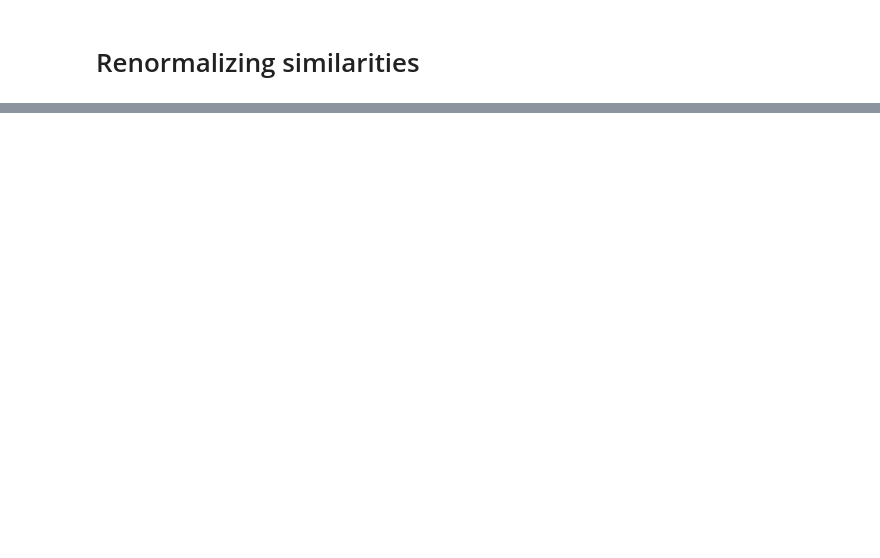
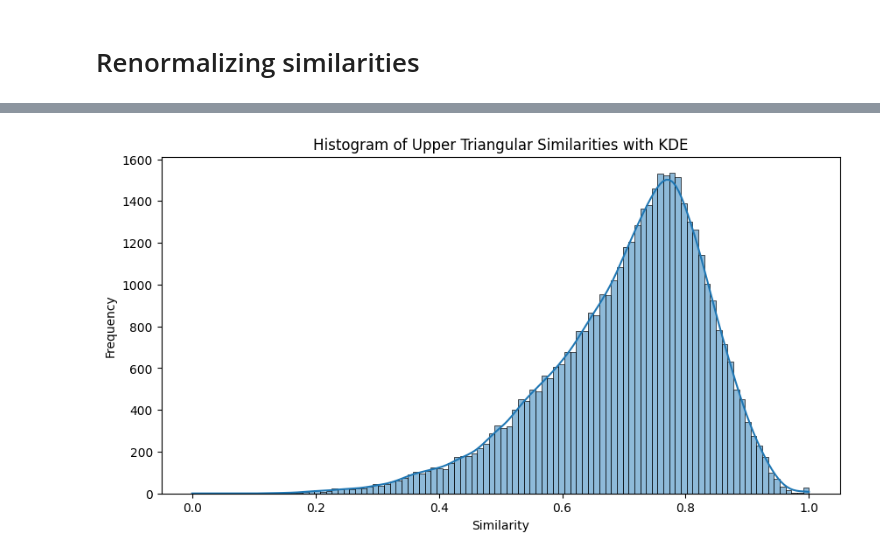
Before and after one commit to hughvd/UM-CAI-Fellowship, a Jupyter notebook: umgpt_recommender/embedding_visualizations.ipynb, the cells around one changed output, grey strips where cells are left out. Cells and saved outputs as stored; diff of their text form; code cells hidden in the pictures; blank space fills up the shorter version.

```diff
--- a/umgpt_recommender/embedding_visualizations.ipynb
+++ b/umgpt_recommender/embedding_visualizations.ipynb
@@ -365 +313,20 @@ array([[       nan, 0.92658766, 0.94115529, ..., 0.94901374, 0.94841397,
+# %%
+# Renormalize
+similarity_matrix_normed = renormalize_similarities(similarity_matrix)
+
+# Plot renormalizaiton
+
+# Extract similarities
+upper_tri_indices = np.triu_indices_from(similarity_matrix_normed, k=1)
+similarities = similarity_matrix_normed[upper_tri_indices]
+
+# Plot histogram
+plt.figure(figsize=(10, 5))
+sns.histplot(similarities, kde=True)
+plt.title('Histogram of Upper Triangular Similarities with KDE')
+plt.xlabel('Similarity')
+plt.ylabel('Frequency')
+plt.show()
+# %% [output]
+[figure, added]
 # %%
```
Also changed, not shown: parts of 21 cells of this notebook, 3 other files.
